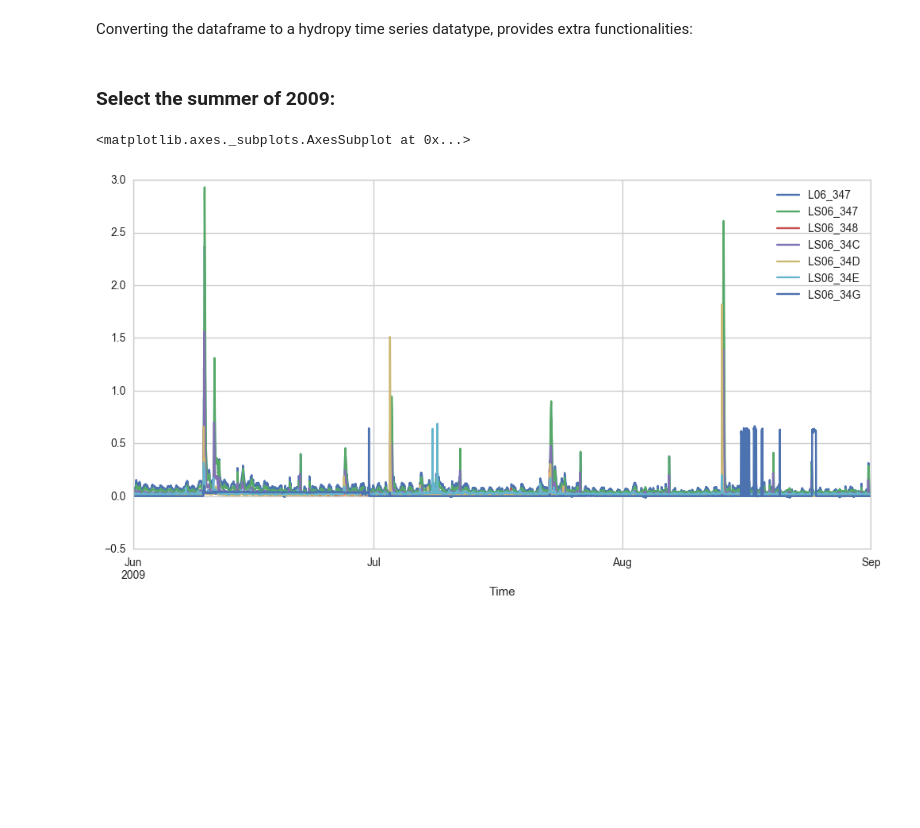
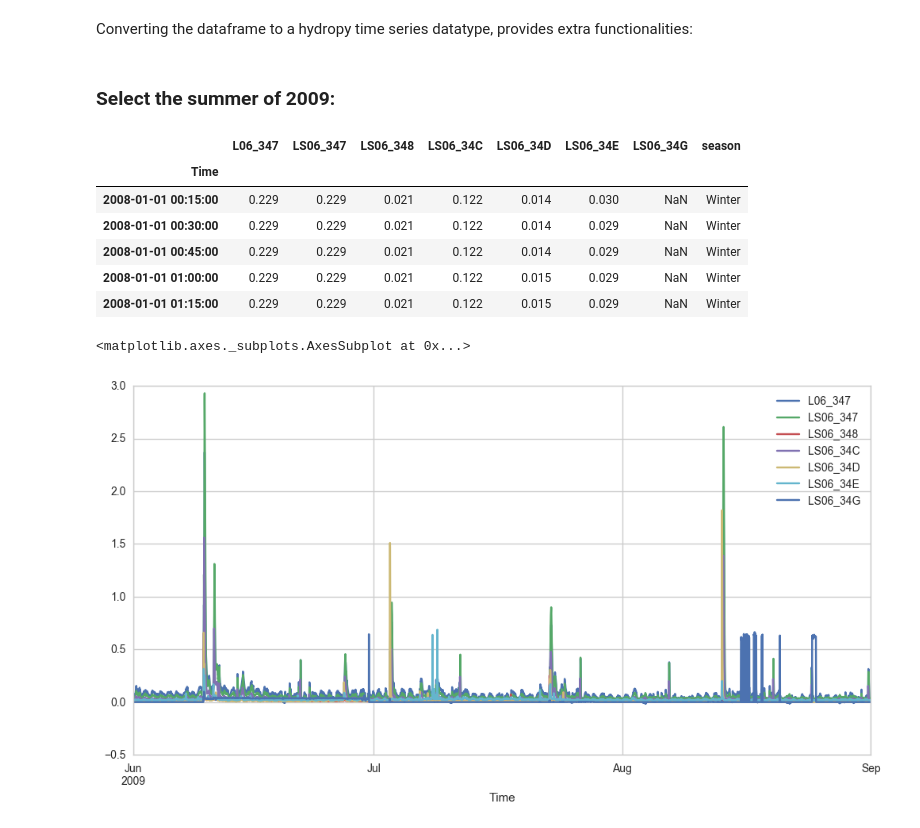
Before and after one commit to stijnvanhoey/hydropy, a Jupyter notebook: hydropy_tutorial.ipynb, the cells around one changed output. Saved outputs shown, nothing was run; the diff lists cells and outputs as text; code cells hidden in the pictures; blank space fills up the shorter version.

```diff
--- a/hydropy_tutorial.ipynb
+++ b/hydropy_tutorial.ipynb
@@ -57,6 +57,16 @@ Converting the dataframe to a hydropy time series datatype, provides extra funct
 myflowserie = hp.HydroAnalysis(flowdata)
 # %% [markdown]
 ### Select the summer of 2009:
+# %%
+myflowserie.head()
+# %% [output]
+|  | L06_347 | LS06_347 | LS06_348 | LS06_34C | LS06_34D | LS06_34E | LS06_34G | season |
+| Time |  |  |  |  |  |  |  |  |
+| 2008-01-01 00:15:00 | 0.229 | 0.229 | 0.021 | 0.122 | 0.014 | 0.030 | NaN | Winter |
+| 2008-01-01 00:30:00 | 0.229 | 0.229 | 0.021 | 0.122 | 0.014 | 0.029 | NaN | Winter |
+| 2008-01-01 00:45:00 | 0.229 | 0.229 | 0.021 | 0.122 | 0.014 | 0.029 | NaN | Winter |
+| 2008-01-01 01:00:00 | 0.229 | 0.229 | 0.021 | 0.122 | 0.015 | 0.029 | NaN | Winter |
+| 2008-01-01 01:15:00 | 0.229 | 0.229 | 0.021 | 0.122 | 0.015 | 0.029 | NaN | Winter |
 # %%
 myflowserie.get_year('2009').get_season('summer').plot(figsize=(12,6))
 # %% [output]
```
